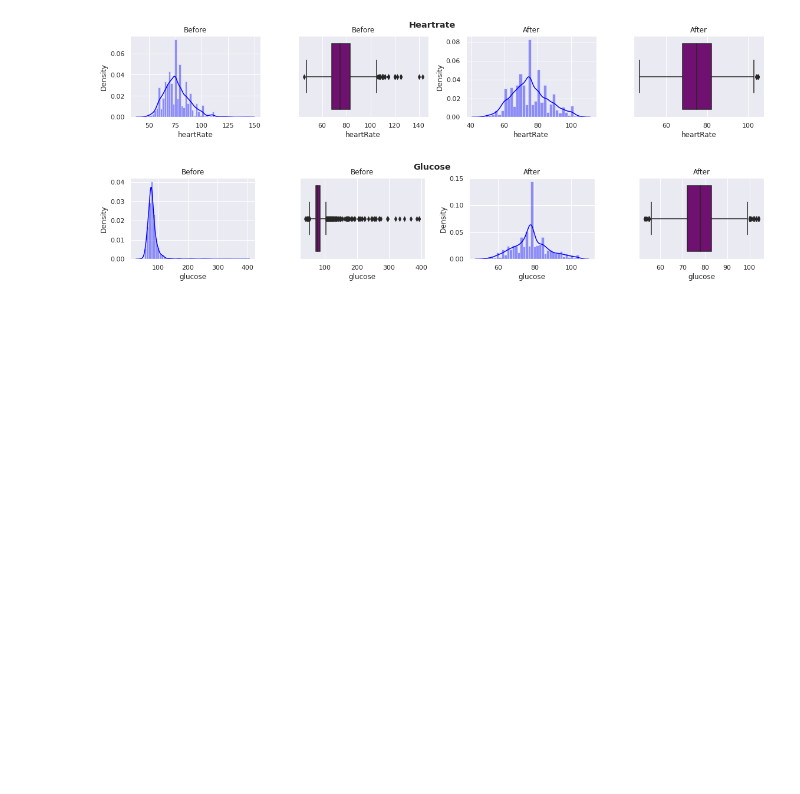
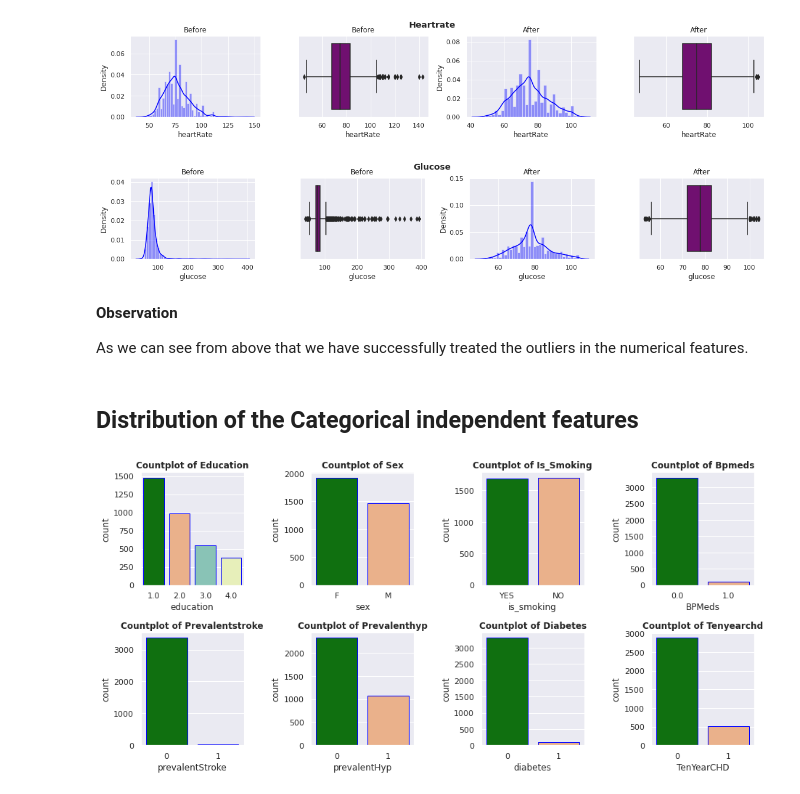
Before and after one commit to Amit-Singh-Rajput/Cardiovascular-Risk-Prediction, a Jupyter notebook: Cardiovascular_Risk_Prediction_Solution.ipynb, the cells around one changed output. Cells and saved outputs as stored; diff of their text form; code cells hidden in the pictures; blank space fills up the shorter version.

```diff
--- a/Cardiovascular_Risk_Prediction_Solution.ipynb
+++ b/Cardiovascular_Risk_Prediction_Solution.ipynb
@@ -429,3 +442,18 @@ for column in Numerical_features :
 [figure]
 [figure]
 [figure]
+# %% [markdown]
+**Observation**
+
+As we can see from above that we have successfully treated the outliers in the numerical features.
+# %% [markdown]
+## **Distribution of the Categorical independent features**
+# %%
+plt.figure(figsize=(13,15))
+for index,column in enumerate(Categorical_features):
+  plt.subplot(5, 4, index+1)
+  sns.countplot( cvdf[column], edgecolor = 'blue',palette = ["green","#FAAE7B","#7fcdbb","#edf8b1"])
+  plt.title (f'Countplot of {column.title()}', weight = 'bold')
+  plt.tight_layout()
+# %% [output]
+[figure, added]
```
Also changed, not shown: parts of 15 cells of this notebook.
